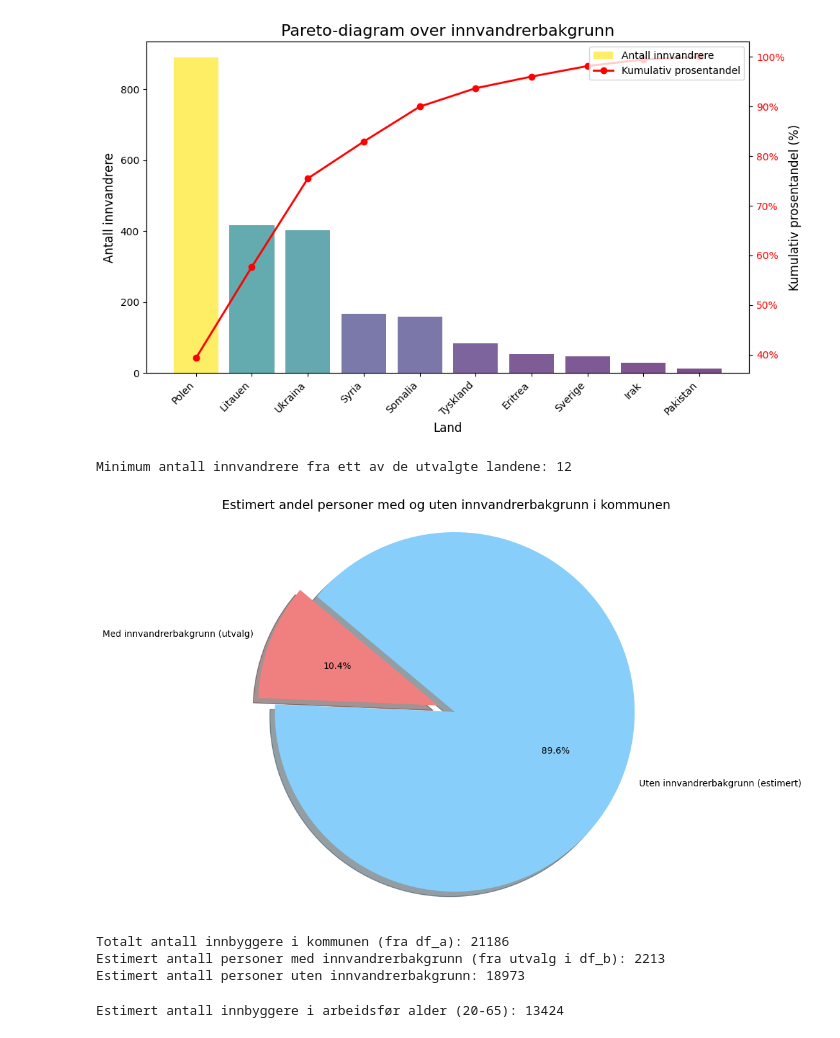
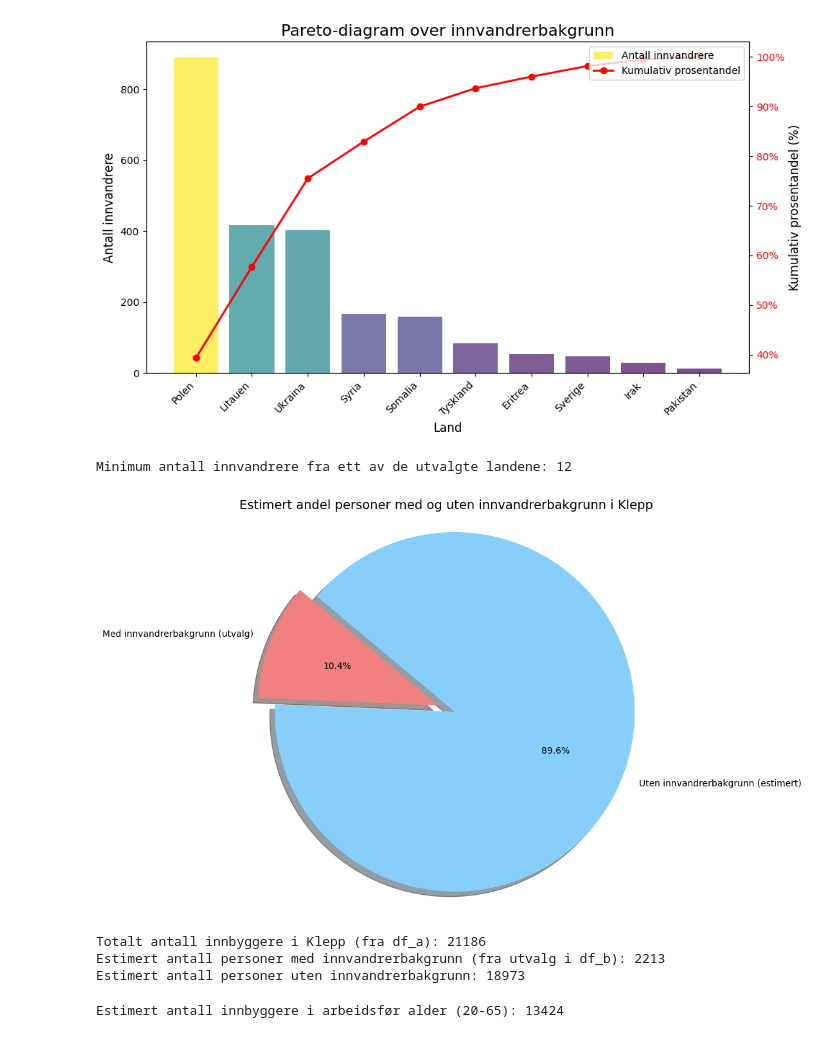
Before and after one commit to Tinemjolk/SOK-1005-DV, a Jupyter notebook: AK6.ipynb, the cells around one changed output. Saved outputs shown, nothing was run; the diff lists cells and outputs as text; code cells hidden in the pictures.

```diff
--- a/AK6.ipynb
+++ b/AK6.ipynb
@@ -180,37 +191,37 @@ df_b['Land'] = df_b['Land'].str.replace(r'^\d+', '', regex=True).str.strip()
 # Konverterer '2025'-kolonnen til numerisk
 df_b['2025'] = pd.to_numeric(df_b['2025'])
 
 # Finner minimum antall innvandrere
 minimum_innvandrere = df_b['2025'].min()
 print(f"Minimum antall innvandrere fra ett av de utvalgte landene: {minimum_innvandrere}")
 
 # --- Kakediagram (forutsatt at vi har total befolkning og total innvandrerbakgrunn) ---
 # Henter estimert totalt antall innvandrere fra df_b (summen av utvalget)
 total_innvandrerbakgrunn = df_b['2025'].sum()
 
 # Beregner antall personer uten innvandrerbakgrunn (estimert)
 uten_innvandrerbakgrunn = total_innbyggere - total_innvandrerbakgrunn
 
 # Lager data for kakediagrammet
 labels = 'Med innvandrerbakgrunn (utvalg)', 'Uten innvandrerbakgrunn (estimert)'
 sizes = [total_innvandrerbakgrunn, uten_innvandrerbakgrunn]
 colors = ['lightcoral', 'lightskyblue']
 explode = (0.1, 0)  # Få den første biten litt ut
 
 # Lager kakediagrammet
 plt.figure(figsize=(8, 8))
 plt.pie(sizes, explode=explode, labels=labels, colors=colors, autopct='%1.1f%%', shadow=True, startangle=140)
-plt.title('Estimert andel personer med og uten innvandrerbakgrunn i kommunen', fontsize=14)
+plt.title('Estimert andel personer med og uten innvandrerbakgrunn i Klepp', fontsize=14)
 plt.axis('equal')  # Sikrer at kakediagrammet tegnes som en sirkel.
 plt.show()
 
-print(f"\nTotalt antall innbyggere i kommunen (fra df_a): {int(total_innbyggere)}")
+print(f"\nTotalt antall innbyggere i Klepp (fra df_a): {int(total_innbyggere)}")
 print(f"Estimert antall personer med innvandrerbakgrunn (fra utvalg i df_b): {int(total_innvandrerbakgrunn)}")
 print(f"Estimert antall personer uten innvandrerbakgrunn: {int(uten_innvandrerbakgrunn)}")
 # %% [output]
 Minimum antall innvandrere fra ett av de utvalgte landene: 12
-[figure, old version]
+[figure, new version]
-Totalt antall innbyggere i kommunen (fra df_a): 21186
+Totalt antall innbyggere i Klepp (fra df_a): 21186
 Estimert antall personer med innvandrerbakgrunn (fra utvalg i df_b): 2213
 Estimert antall personer uten innvandrerbakgrunn: 18973
 # %%
```
Also changed, not shown: parts of 11 cells of this notebook.
